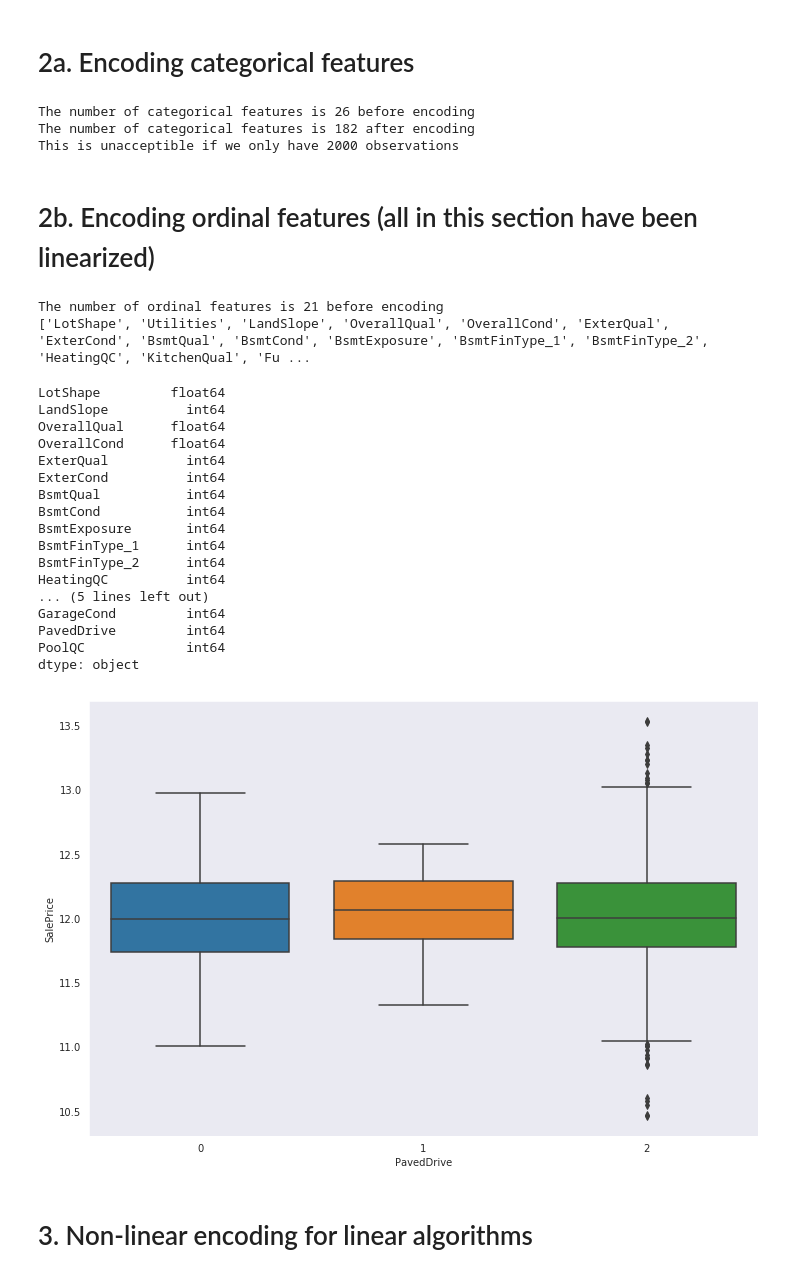
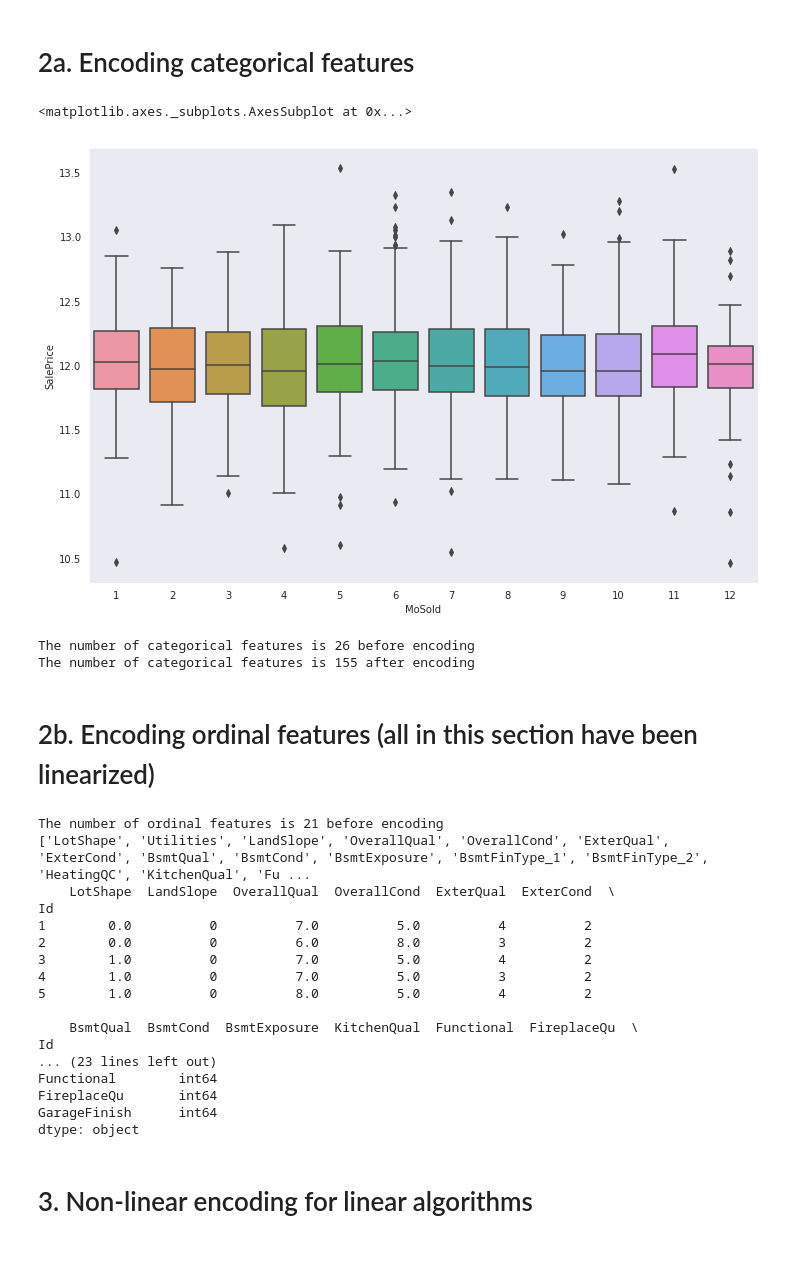
Before and after one commit to InterferencePattern/MST-housing-price-prediction, a Jupyter notebook: Scripts-James/1-FeatureEngineering_James.ipynb, the cells around one changed output. Cells and saved outputs as stored; diff of their text form; code cells hidden in the pictures.

```diff
--- a/Scripts-James/1-FeatureEngineering_James.ipynb
+++ b/Scripts-James/1-FeatureEngineering_James.ipynb
@@ -134,24 +130,29 @@ intList = [k for k,v in typeConvertDict.items() if  v=="Integer"]
 df[intList] = df[intList].fillna(0).astype(int)
 # %% [markdown]
 # 2a. Encoding categorical features
+# %%
+sns.boxplot(df.MoSold.apply(int), target_train.apply(np.log))
+# %% [output]
+<matplotlib.axes._subplots.AxesSubplot at 0x...>
+[figure, added]
 # %%
 # Isolate categorical variables
 print("The number of categorical features is " + str(len(catList)) + " before encoding")
+
+# Drop useless ones:
+catList.remove("Heating")
+catList.remove('Fence')
+catList.remove('MiscFeature')
+catList.remove('SaleType')
+catList.remove('SaleCondition')
 
 # Apply One Hot Encoding to all categorical variables and check how many additional columns it makes
 cat_df = pd.get_dummies(df[catList], drop_first=True)
 
 print("The number of categorical features is " + str(cat_df.shape[1]) + " after encoding")
-
-cat_df.head()
-
-print("This is unacceptible if we only have 2000 observations")
-
-# Must drop Utilities because test set doesn't match training set
 # %% [output]
 The number of categorical features is 26 before encoding
-The number of categorical features is 182 after encoding
-This is unacceptible if we only have 2000 observations
+The number of categorical features is 155 after encoding
 # %% [markdown]
 # 2b. Encoding ordinal features (all in this section have been linearized)
 # %%
@@ -176,7 +177,7 @@ ord_df['LandSlope'] = ord_df.LandSlope.replace(preserved_mapper_LandSlope)
 ord_df['OverallQual'] = ord_df.OverallQual.astype(float)
 
 # External quality as float, but taken squared for linearity
-preserved_mapper_ExterQual = {"Po" : 0, "Fa": 1, 'TA':2, 'Gd':3, 'Ex':4}
+preserved_mapper_ExterQual = {"Po" : 1, "Fa": 2, 'TA':3, 'Gd':4, 'Ex':5}
 ord_df['ExterQual'] = ord_df.ExterQual.replace(preserved_mapper_ExterQual)
 
 # Basement quality is an integer since it's nearly linear
@@ -186,9 +187,10 @@ ord_df['BsmtQual'] = ord_df.BsmtQual.replace(preserved_mapper_BsmtQual).apply(np
 # Heating QC is converted to an ordered list and squared for linearity
 preserved_mapper_HeatingQC = {"Po" : 0, "Fa": 1, 'TA':2, 'Gd':3, 'Ex':4}
 ord_df['HeatingQC'] = ord_df.HeatingQC.replace(preserved_mapper_HeatingQC)
+ord_df.drop('HeatingQC', axis=1, inplace=True)
 
 # Kitchen quality is converted to an ordered list and squared for linearity
-preserved_mapper_KitchenQual = {"nan":0, "Po" : 0, "Fa": 1, 'TA':2, 'Gd':3, 'Ex':4}
+preserved_mapper_KitchenQual = {"nan":0, "Po" : 1, "Fa": 2, 'TA':3, 'Gd':4, 'Ex':5}
 ord_df['KitchenQual'] = ord_df.KitchenQual.replace(preserved_mapper_KitchenQual)
 
 # Fireplace quality isn't well represented as linear. CONSIDER ONE HOT
@@ -198,6 +200,7 @@ ord_df['FireplaceQu'] = ord_df.FireplaceQu.replace(preserved_mapper_FireplaceQu)
 # GarageQual is nonlinear and not correctable. CONSIDER ONE HOT
 preserved_mapper_GarageQual = {"nan": 0, "Po" : 1, "Fa": 2, 'TA':3, 'Gd':4, 'Ex':5}
 ord_df['GarageQual'] = ord_df.GarageQual.replace(preserved_mapper_GarageQual)
+ord_df.drop('GarageQual', axis=1, inplace=True)
 
 # GarageFinish
 preserved_mapper_GarageFinish = {"nan":0, "Unf" : 1, "RFn": 2, 'Fin':3}
@@ -206,12 +209,7 @@ ord_df['GarageFinish'] = ord_df.GarageFinish.replace(preserved_mapper_GarageFini
 # PavedDrive
 preserved_mapper_PavedDrive = {"N":0, "P" : 1, "Y": 2}
 ord_df['PavedDrive'] = ord_df.PavedDrive.replace(preserved_mapper_PavedDrive)
-
-#sns.boxplot(ord_df.LotShape, df.SalePrice.apply(np.log))
-sns.boxplot(ord_df.PavedDrive, target_train.apply(np.log))
-
-print(ordList)
-ord_df.head()
+ord_df.drop('PavedDrive', axis=1, inplace=True)
 
 ##
 ## BELOW ARE VARIABLES THAT ARE STILL NONLINEAR
@@ -236,18 +234,22 @@ ord_df['BsmtExposure'] = ord_df.BsmtExposure.replace(preserved_mapper_BsmtExposu
 # GarageCond CONSIDER ONE HOT
 preserved_mapper_GarageCond = {"nan": 0, "Po" : 1, "Fa": 2, 'TA':3, 'Gd':4, 'Ex':5}
 ord_df['GarageCond'] = ord_df.GarageCond.replace(preserved_mapper_GarageCond)
+ord_df.drop('GarageCond', axis = 1, inplace=True)
 
 # PoolQC is extremely nonlinear. TURN BOOLEAN
-preserved_mapper_PoolQC = {"nan":0, "Po" : 1, "Fa": 2, 'TA':3, 'Gd':4, 'Ex':5}
+preserved_mapper_PoolQC = {"nan":0, "Po" : 0, "Fa": 2, 'TA':3, 'Gd':4, 'Ex':5}
 ord_df['PoolQC'] = ord_df.PoolQC.replace(preserved_mapper_PoolQC)
+ord_df.drop('PoolQC', axis=1, inplace=True)
 
 # BsmtFinType_1 DEFINITELY NONLINEAR
 preserved_mapper_BsmtFinType_1 = {"nan":0, "Unf" : 1, "LwQ": 2, 'Rec':3, 'BLQ':4, 'ALQ':5, "GLQ": 6}
 ord_df['BsmtFinType_1'] = ord_df.BsmtFinType_1.replace(preserved_mapper_BsmtFinType_1)
+ord_df.drop('BsmtFinType_1', axis = 1, inplace=True)
 
 # BsmtFinType_2 DEFINITELY NONLINEAR
 preserved_mapper_BsmtFinType_2 = {"nan":0, "Unf" : 1, "LwQ": 2, 'Rec':3, 'BLQ':4, 'ALQ':5, "GLQ": 6}
 ord_df['BsmtFinType_2'] = ord_df.BsmtFinType_2.replace(preserved_mapper_BsmtFinType_2)
+ord_df.drop('BsmtFinType_2', axis = 1, inplace=True)
 
 # Functionality is a weird one, not sure what to do with it.  CONSIDER MAKING SUB-GROUPS?
 preserved_mapper_Functional = {"0":0, "nan":0, "Sev" : 1, "Maj2": 2, 'Maj1':3, 'Mod':4, 'Min2':5, "Min1": 6, "Typ": 7}
@@ -255,28 +257,30 @@ ord_df['Functional'] = ord_df.Functional.replace(preserved_mapper_Functional)
 
 pd.set_option('display.max_columns', 500)
 pd.set_option('display.max_rows', 500)
-ord_df.dtypes
+
+# sns.boxplot(num_df.MoSold, target_train.apply(np.log))
+
+print(ordList)
+print(ord_df.head())
+print(ord_df.dtypes)
 # %% [output]
 The number of ordinal features is 21 before encoding
 ['LotShape', 'Utilities', 'LandSlope', 'OverallQual', 'OverallCond', 'ExterQual', 'ExterCond', 'BsmtQual', 'BsmtCond', 'BsmtExposure', 'BsmtFinType_1', 'BsmtFinType_2', 'HeatingQC', 'KitchenQual', 'Fu ...
+    LotShape  LandSlope  OverallQual  OverallCond  ExterQual  ExterCond  \
+Id
+1        0.0          0          7.0          5.0          4          2
+2        0.0          0          6.0          8.0          3          2
+3        1.0          0          7.0          5.0          4          2
+4        1.0          0          7.0          5.0          3          2
+5        1.0          0          8.0          5.0          4          2
+
+    BsmtQual  BsmtCond  BsmtExposure  KitchenQual  Functional  FireplaceQu  \
+Id
+... (23 lines left out)
+Functional        int64
+FireplaceQu       int64
+GarageFinish      int64
+dtype: object
-LotShape         float64
-LandSlope          int64
-OverallQual      float64
-OverallCond      float64
-ExterQual          int64
-ExterCond          int64
-BsmtQual           int64
-BsmtCond           int64
-BsmtExposure       int64
-BsmtFinType_1      int64
-BsmtFinType_2      int64
-HeatingQC          int64
-... (5 lines left out)
-GarageCond         int64
-PavedDrive         int64
-PoolQC             int64
-dtype: object
-[figure, removed]
 # %% [markdown]
 # 3. Non-linear encoding for linear algorithms
 # %%
```
Also changed, not shown: parts of 16 cells of this notebook, 1 other file.
